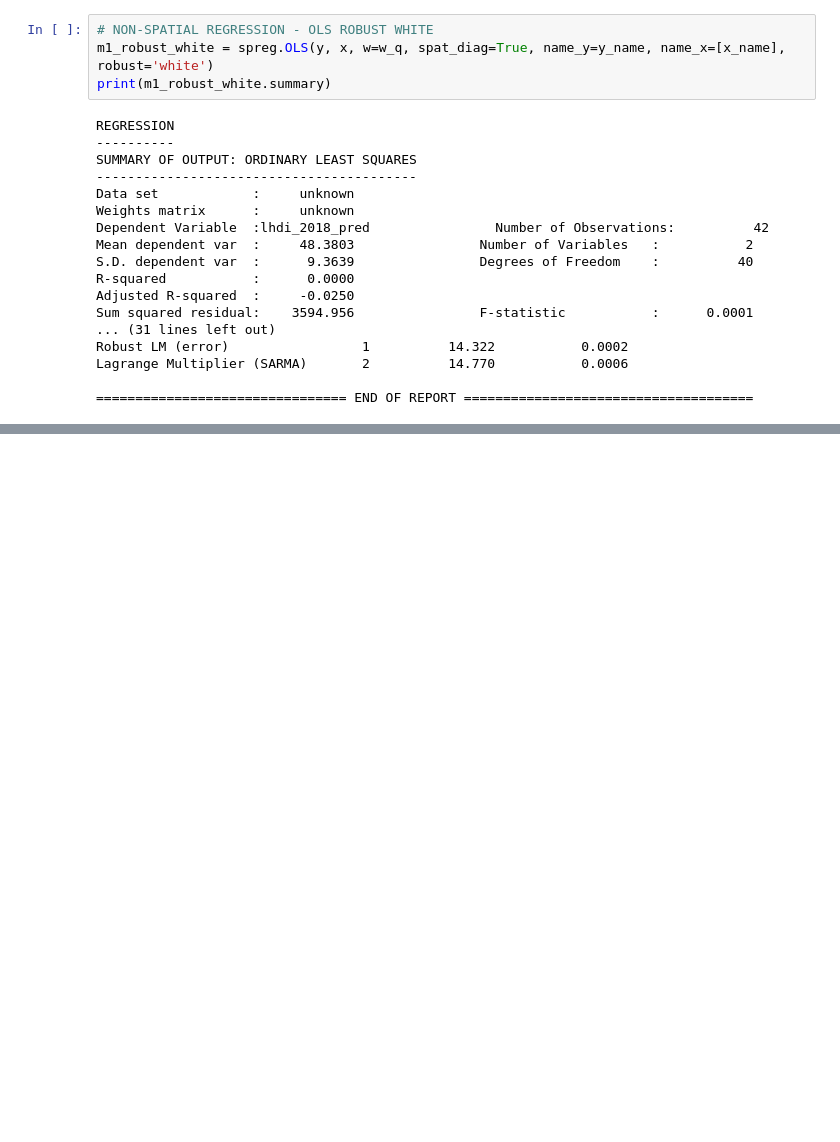
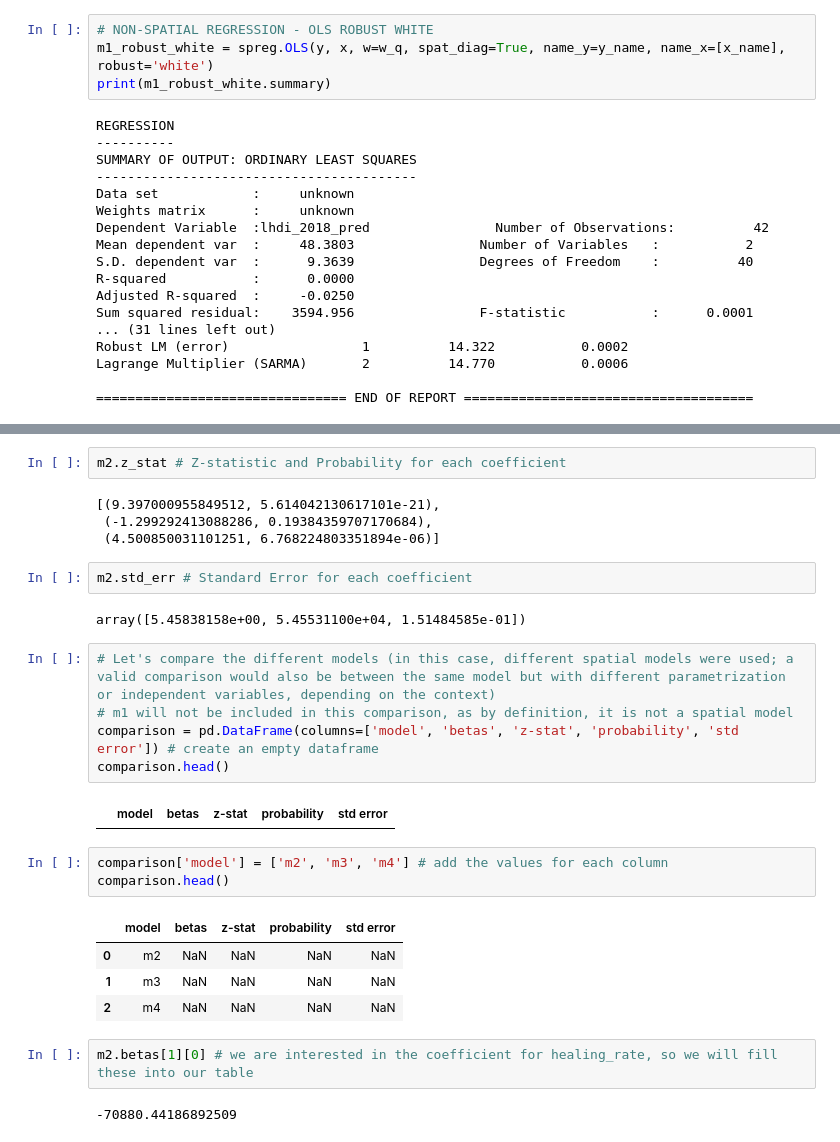
Before and after one commit to stefanacioban/aidr-madc, a Jupyter notebook: pilot_project.ipynb, the cells around one changed output, grey strips where cells are left out. Cells and saved outputs as stored; diff of their text form; blank space fills up the shorter version.

Commit message:
added model selection and validation to the pilot project

```diff
--- a/pilot_project.ipynb
+++ b/pilot_project.ipynb
@@ -578,0 +648,29 @@ Lagrange Multiplier (SARMA)       2          14.770           0.0006
+# %%
+m2.z_stat # Z-statistic and Probability for each coefficient
+# %% [output]
+[(9.397000955849512, 5.614042130617101e-21),
+ (-1.299292413088286, 0.19384359707170684),
+ (4.500850031101251, 6.768224803351894e-06)]
+# %%
+m2.std_err # Standard Error for each coefficient
+# %% [output]
+array([5.45838158e+00, 5.45531100e+04, 1.51484585e-01])
+# %%
+# Let's compare the different models (in this case, different spatial models were used; a valid comparison would also be between the same model but with different parametrization or independent variables, depending on the context)
+# m1 will not be included in this comparison, as by definition, it is not a spatial model
+comparison = pd.DataFrame(columns=['model', 'betas', 'z-stat', 'probability', 'std error']) # create an empty dataframe
+comparison.head()
+# %% [output]
+|  | model | betas | z-stat | probability | std error |
+# %%
+comparison['model'] = ['m2', 'm3', 'm4'] # add the values for each column
+comparison.head()
+# %% [output]
+|  | model | betas | z-stat | probability | std error |
+| 0 | m2 | NaN | NaN | NaN | NaN |
+| 1 | m3 | NaN | NaN | NaN | NaN |
+| 2 | m4 | NaN | NaN | NaN | NaN |
+# %%
+m2.betas[1][0] # we are interested in the coefficient for healing_rate, so we will fill these into our table
+# %% [output]
+-70880.44186892509
```
Also changed, not shown: parts of 23 cells of this notebook.
